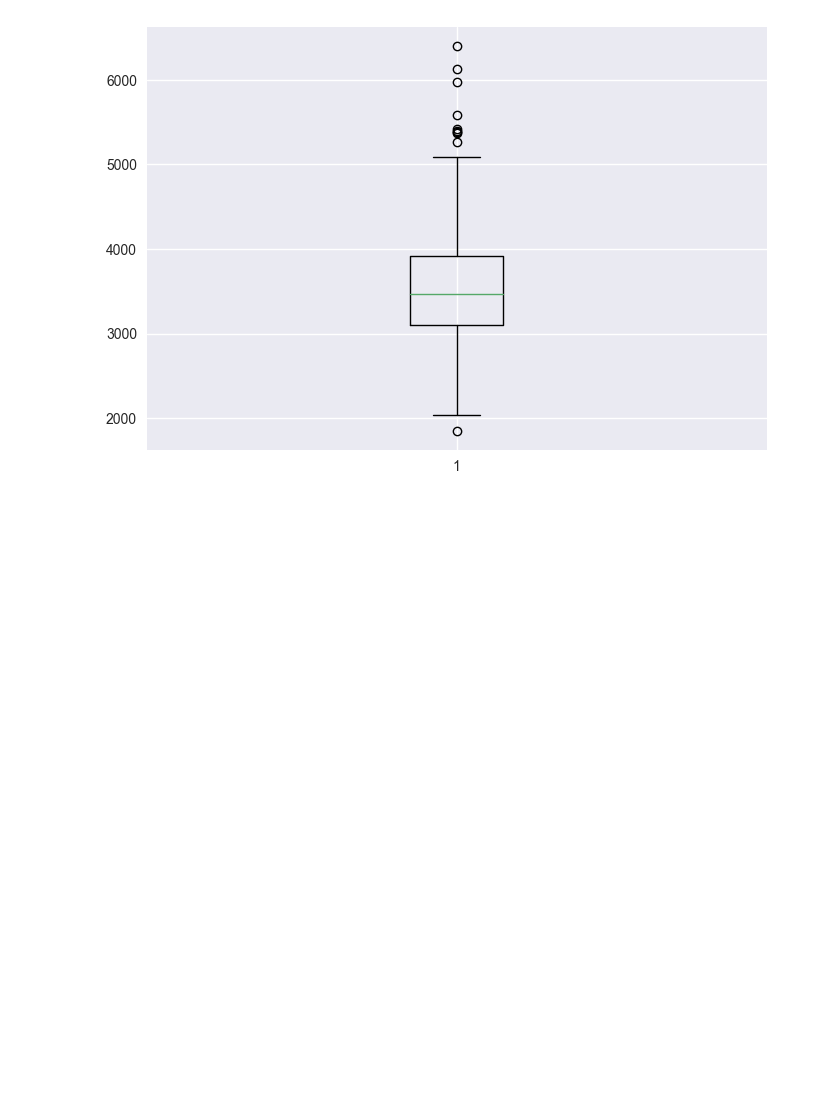
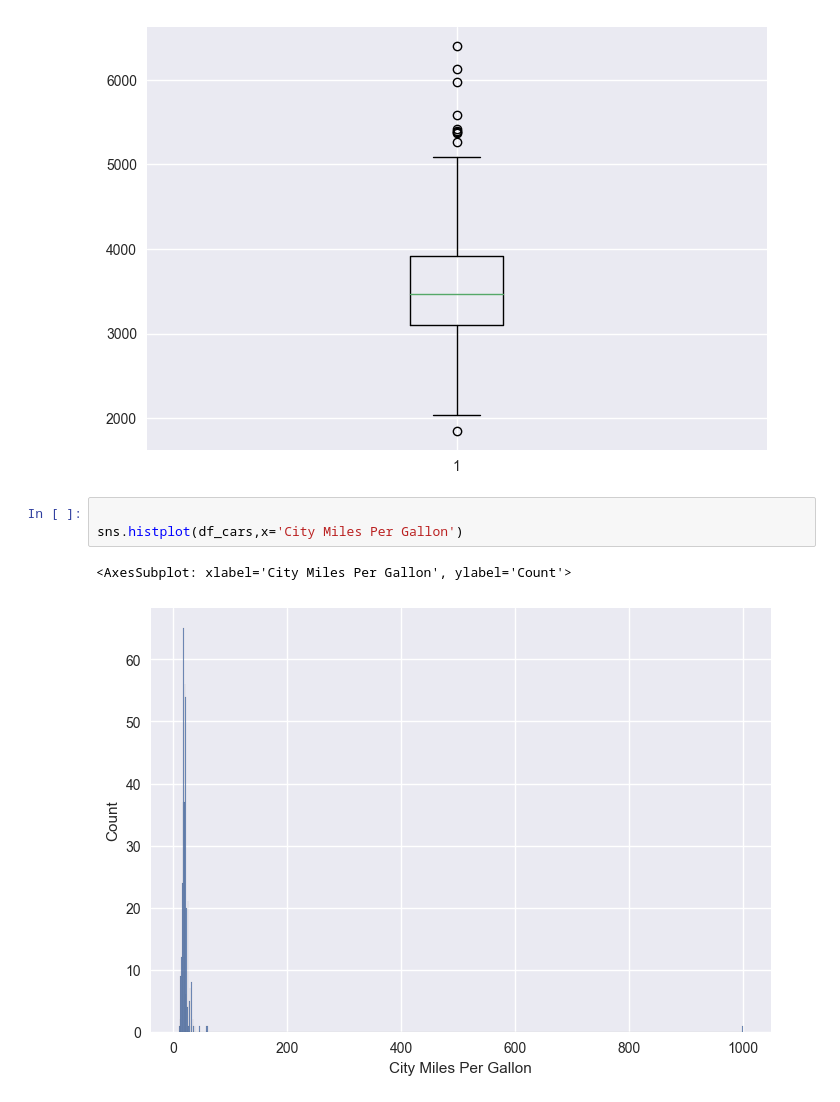
Before and after one commit to delu86/OpenIntro_Stats, a Jupyter notebook: Tut2_Exploratory_data_analysis.ipynb, the cells around one changed output. Drawn from its saved outputs; the diff is of its cells as text; blank space fills up the shorter version.

```diff
--- a/Tut2_Exploratory_data_analysis.ipynb
+++ b/Tut2_Exploratory_data_analysis.ipynb
@@ -161,3 +161,9 @@ plt.boxplot(x=df_cars['Weight'])
  'fliers': [<matplotlib.lines.Line2D at 0x...>],
  'means': []}
 [figure]
+# %%
+
+sns.histplot(df_cars,x='City Miles Per Gallon')
+# %% [output]
+<AxesSubplot: xlabel='City Miles Per Gallon', ylabel='Count'>
+[figure, added]
```
